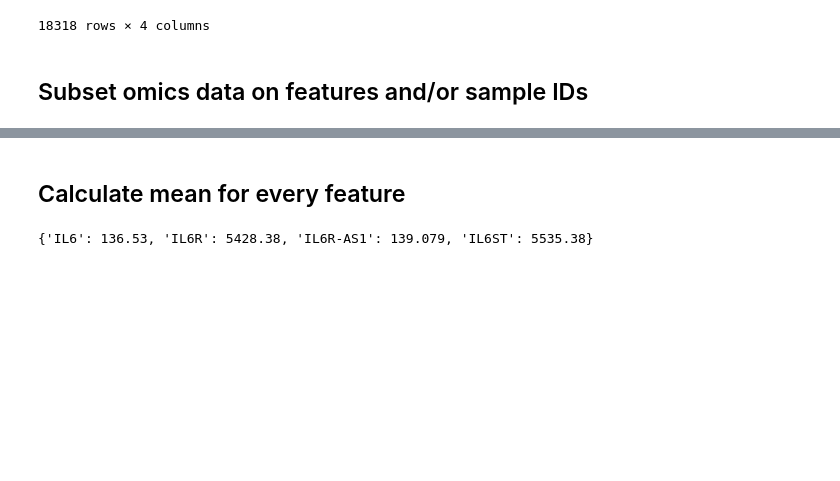
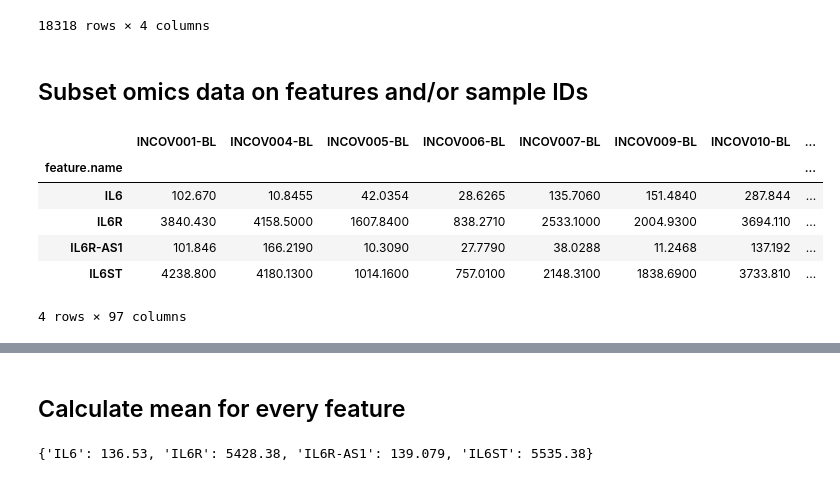
Before and after one commit to Xomics/TWOCdemonstrator, a Jupyter notebook: tools/python_read_omics/IL6.ipynb, the cells around one changed output, grey strips where cells are left out. Cells and saved outputs as stored; diff of their text form; code cells hidden in the pictures; blank space fills up the shorter version.

```diff
--- a/tools/python_read_omics/IL6.ipynb
+++ b/tools/python_read_omics/IL6.ipynb
@@ -80,3 +93,28 @@ create_feature_PID(transcriptomics_feature_metadata)
 18318 rows × 4 columns
 # %% [markdown]
 ## Subset omics data on features and/or sample IDs
+# %%
+features_list = ['IL6', 'IL6R', 'IL6R-AS1','IL6ST']
+
+#SampleID_CoviNonICU, only -BL, not -AC
+sample_list = ["INCOV001-BL", "INCOV004-BL", "INCOV005-BL",  "INCOV006-BL", "INCOV007-BL",  "INCOV009-BL",  "INCOV010-BL", "INCOV011-BL",  "INCOV012-BL", "INCOV014-BL", "INCOV015-BL", "INCOV016-BL",  "INCOV017-BL", "INCOV018-BL", "INCOV019-BL", "INCOV023-BL",  "INCOV024-BL",  "INCOV027-BL", "INCOV028-BL",
+               "INCOV030-BL", "INCOV033-BL", "INCOV034-BL", "INCOV036-BL", "INCOV039-BL", "INCOV040-BL", "INCOV041-BL", "INCOV042-BL", "INCOV043-BL",
+               "INCOV044-BL", "INCOV045-BL", "INCOV049-BL", "INCOV050-BL", "INCOV052-BL", "INCOV056-BL", "INCOV057-BL", "INCOV058-BL", "INCOV059-BL",
+             "INCOV060-BL", "INCOV061-BL", "INCOV062-BL", "INCOV063-BL", "INCOV066-BL", "INCOV067-BL", "INCOV068-BL", "INCOV069-BL", "INCOV073-BL",
+               "INCOV074-BL", "INCOV076-BL", "INCOV077-BL", "INCOV078-BL", "INCOV079-BL", "INCOV081-BL", "INCOV082-BL", "INCOV083-BL", "INCOV088-BL", "INCOV090-BL", "INCOV091-BL",
+             "INCOV092-BL", "INCOV093-BL",  "INCOV094-BL", "INCOV097-BL", "INCOV098-BL",  "INCOV100-BL", "INCOV101-BL", "INCOV102-BL", "INCOV103-BL",
+               "INCOV104-BL", "INCOV105-BL", "INCOV107-BL", "INCOV108-BL", "INCOV109-BL", "INCOV110-BL", "INCOV112-BL", "INCOV113-BL", "INCOV114-BL",
+                "INCOV116-BL", "INCOV117-BL", "INCOV119-BL", "INCOV120-BL",  "INCOV121-BL",  "INCOV122-BL",  "INCOV123-BL", "INCOV124-BL", "INCOV125-BL",
+               "INCOV126-BL",  "INCOV127-BL",  "INCOV128-BL", "INCOV129-BL", "INCOV131-BL",  "INCOV132-BL", "INCOV133-BL", "INCOV134-BL", "INCOV135-BL",
+                "INCOV136-BL", "INCOV141-BL",  "INCOV144-BL",  "INCOV145-BL"]
+
+df_subset = subset_omics_data(df, feature_list=features_list, sample_list=sample_list)
+df_subset
+# %% [output]
+|  | INCOV001-BL | INCOV004-BL | INCOV005-BL | INCOV006-BL | INCOV007-BL | INCOV009-BL | INCOV010-BL | ... |
+| feature.name |  |  |  |  |  |  |  | ... |
+| IL6 | 102.670 | 10.8455 | 42.0354 | 28.6265 | 135.7060 | 151.4840 | 287.844 | ... |
+| IL6R | 3840.430 | 4158.5000 | 1607.8400 | 838.2710 | 2533.1000 | 2004.9300 | 3694.110 | ... |
+| IL6R-AS1 | 101.846 | 166.2190 | 10.3090 | 27.7790 | 38.0288 | 11.2468 | 137.192 | ... |
+| IL6ST | 4238.800 | 4180.1300 | 1014.1600 | 757.0100 | 2148.3100 | 1838.6900 | 3733.810 | ... |
+4 rows × 97 columns
```
Also changed, not shown: parts of 4 cells of this notebook, 1 other file.
